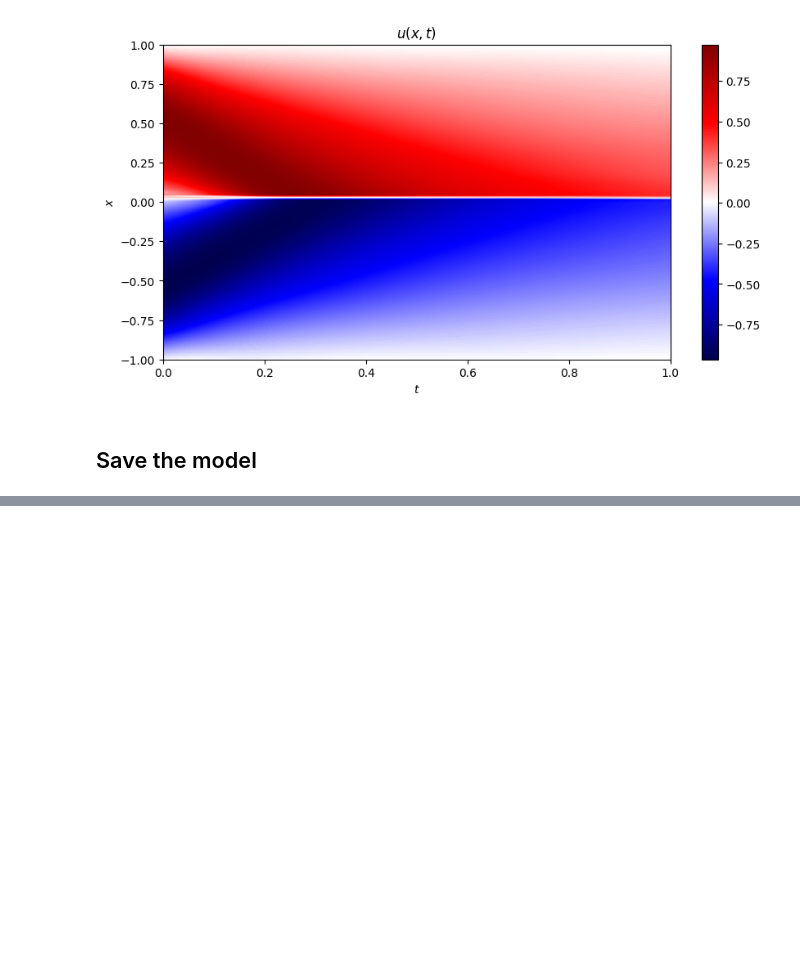
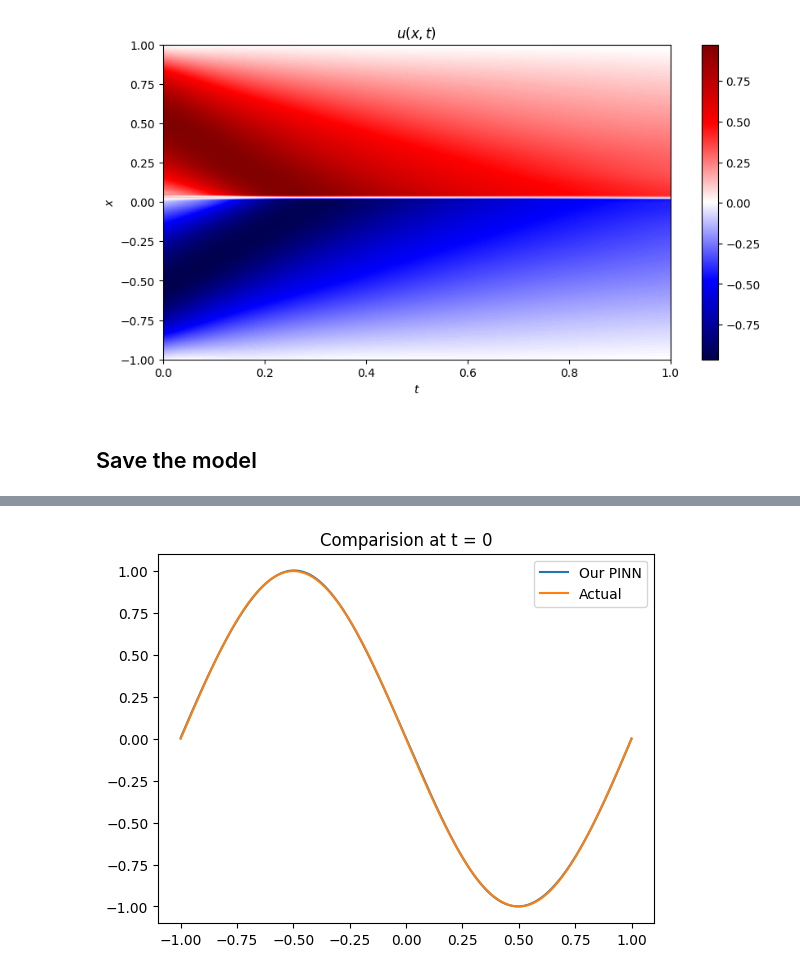
Before and after one commit to avaljotsingh/Verification-of-PINNs, a Jupyter notebook: experiments/pinn-burgers.ipynb, the cells around one changed output, grey strips where cells are left out. Cells and saved outputs as stored; diff of their text form; code cells hidden in the pictures; blank space fills up the shorter version.

```diff
--- a/experiments/pinn-burgers.ipynb
+++ b/experiments/pinn-burgers.ipynb
@@ -192,0 +305,11 @@ torch.save(model, "../trained_models/pinn-burgers.pt")
+# %%
+icp_xs = initial_condition_points[:,0].reshape(-1, 1)
+icp_ts = initial_condition_points[:,1].reshape(-1, 1)
+initial_values = model(torch.cat([icp_xs, icp_ts], dim=1))
+plt.plot(icp_xs.detach().numpy(), model(torch.cat([icp_xs, icp_ts], dim=1)).detach().numpy(), label='Our PINN')
+plt.plot(icp_xs.detach().numpy(), u0(icp_xs).detach().numpy(), label='Actual')
+plt.legend()
+plt.title("Comparision at t = 0")
+plt.show()
+# %% [output]
+[figure, added]
```
Also changed, not shown: parts of 5 cells of this notebook, 2 other files.
